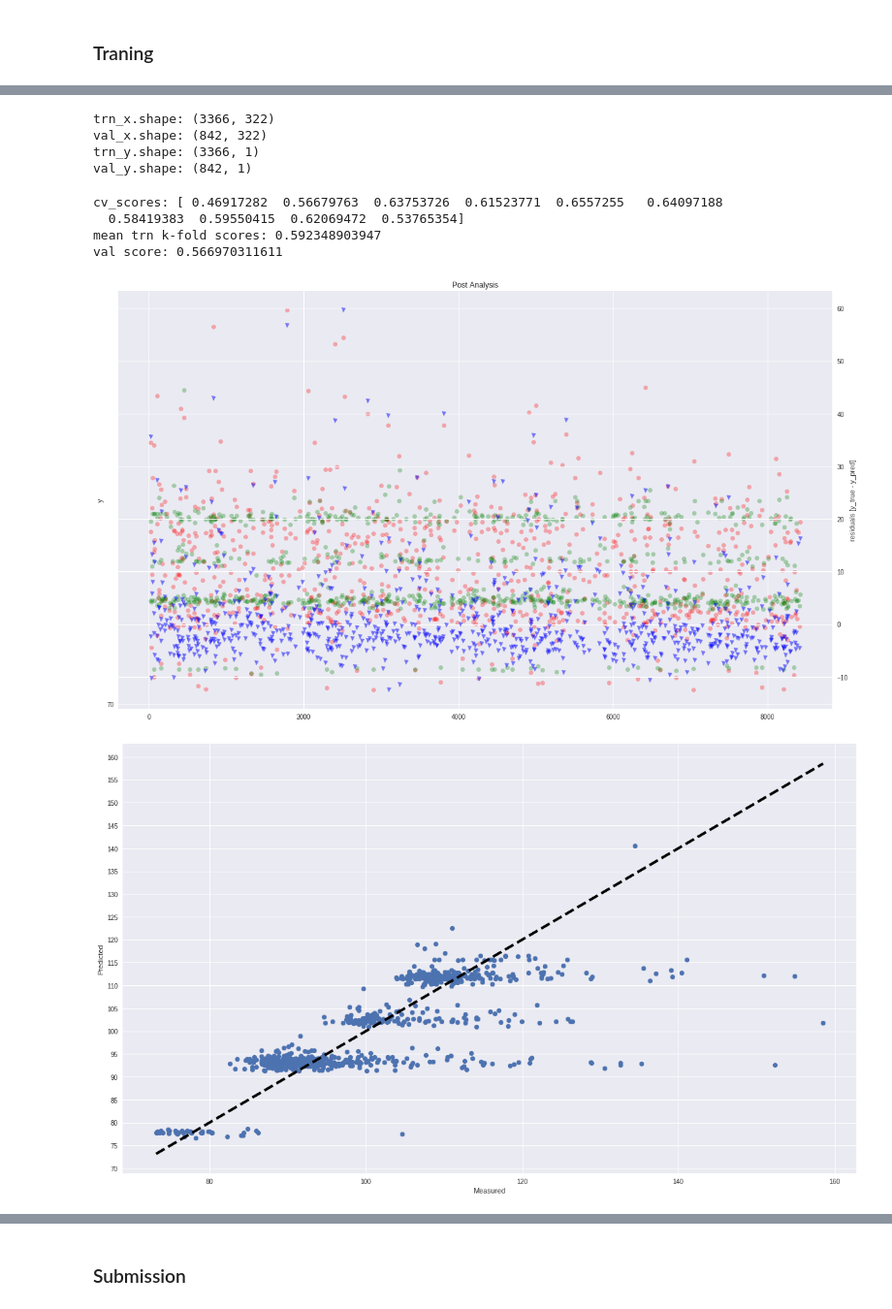
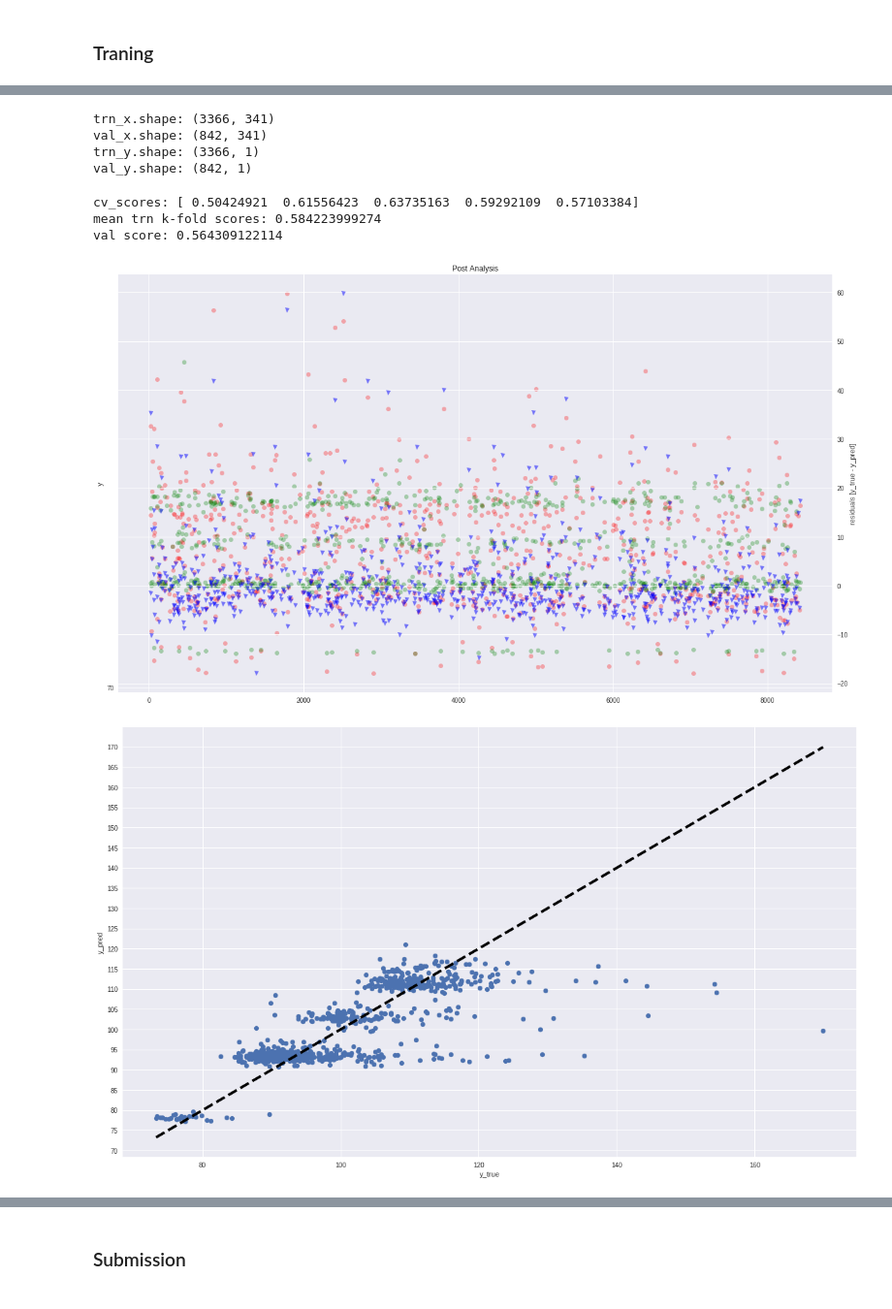
Before and after one commit to jovsa/mercedes-benz-greener-manufacturing, a Jupyter notebook: mercedes-benz-greener-manufacturing/notebooks/initial benchmark.ipynb, the cells around one changed output, grey strips where cells are left out. Shown: that part at 97% size. Cells and saved outputs as stored; diff of their text form; code cells hidden in the pictures.

```diff
--- a/mercedes-benz-greener-manufacturing/notebooks/initial benchmark.ipynb
+++ b/mercedes-benz-greener-manufacturing/notebooks/initial benchmark.ipynb
@@ -46,25 +46,25 @@ test = test.set_index('ID')
 ## Pre processing
 # %%
 # X0 groups
-train['eng1_X0_group'] = train[['X0']].apply(lambda x: 'G0' if x['X0'] in ['bc', 'az']
-                                       else 'G1' if x['X0']  in ['ac', 'am', 'l', 'b', 'aq', 'u', 'ad', 'e',
+train['eng1_X0_group'] = train[['X0']].apply(lambda x: 0 if x['X0'] in ['bc', 'az']
+                                       else 0 if x['X0']  in ['ac', 'am', 'l', 'b', 'aq', 'u', 'ad', 'e',
                                                                  'al', 's', 'n', 'y', 't', 'ai', 'k', 'f', 'z',
                                                                  'o', 'ba', 'm', 'q']
-                                       else 'G2' if x['X0'] in ['d', 'ay', 'h', 'aj']
-                                       else 'G3' if x['X0'] in ['v', 'ao', 'aw', 'c', 'ax', 'x', 'j', 'w', 'i',
+                                       else 2 if x['X0'] in ['d', 'ay', 'h', 'aj']
+                                       else 3 if x['X0'] in ['v', 'ao', 'aw', 'c', 'ax', 'x', 'j', 'w', 'i',
                                                                 'ak', 'g', 'at', 'ab', 'af', 'r', 'as', 'a', 'ap',
                                                                 'au', 'aa']
-                                       else 'ERROR', axis=1)
+                                       else 4, axis=1)
 
-test['eng1_X0_group'] = test[['X0']].apply(lambda x: 'G0' if x['X0'] in ['bc', 'az']
-                                       else 'G1' if x['X0']  in ['ac', 'am', 'l', 'b', 'aq', 'u', 'ad', 'e',
+test['eng1_X0_group'] = test[['X0']].apply(lambda x: 0 if x['X0'] in ['bc', 'az']
+                                       else 1 if x['X0']  in ['ac', 'am', 'l', 'b', 'aq', 'u', 'ad', 'e',
                                                                  'al', 's', 'n', 'y', 't', 'ai', 'k', 'f', 'z',
                                                                  'o', 'ba', 'm', 'q']
-                                       else 'G2' if x['X0'] in ['d', 'ay', 'h', 'aj']
-                                       else 'G3' if x['X0'] in ['v', 'ao', 'aw', 'c', 'ax', 'x', 'j', 'w', 'i',
+                                       else 2 if x['X0'] in ['d', 'ay', 'h', 'aj']
+                                       else 3 if x['X0'] in ['v', 'ao', 'aw', 'c', 'ax', 'x', 'j', 'w', 'i',
                                                                 'ak', 'g', 'at', 'ab', 'af', 'r', 'as', 'a', 'ap',
                                                                 'au', 'aa']
-                                       else 'ERROR', axis=1)
+                                       else 4, axis=1)
 
 
 
@@ -86,17 +86,17 @@ test['eng1_X0_group'] = test[['X0']].apply(lambda x: 'G0' if x['X0'] in ['bc', '
 #                                          else 'ERROR', axis=1)
 # %%
 #X0_group version 2
-train['eng1_X0_group_2'] = train[['X127', 'X118', 'X238']].apply(lambda x: 'G0' if(x['X127']==0 and x['X118']==0 and x['X238']==0)
-                                                             else 'G1' if(x['X127']==1)
-                                                             else 'G2' if(x['X127']==0 and x['X118']==0 and x['X238']==1)
-                                                             else 'G3' if(x['X127']==0 and x['X118']==1)
-                                                             else 'ERROR', axis=1)
+train['eng1_X0_group_2'] = train[['X127', 'X118', 'X238']].apply(lambda x: 0 if(x['X127']==0 and x['X118']==0 and x['X238']==0)
+                                                             else 1 if(x['X127']==1)
+                                                             else 2 if(x['X127']==0 and x['X118']==0 and x['X238']==1)
+                                                             else 3 if(x['X127']==0 and x['X118']==1)
+                                                             else 4, axis=1)
 
-test['eng1_X0_group_2'] = test[['X127', 'X118', 'X238']].apply(lambda x: 'G0' if(x['X127']==0 and x['X118']==0 and x['X238']==0)
-                                                             else 'G1' if(x['X127']==1)
-                                                             else 'G2' if(x['X127']==0 and x['X118']==0 and x['X238']==1)
-                                                             else 'G3' if(x['X127']==0 and x['X118']==1)
-                                                             else 'ERROR', axis=1)
+test['eng1_X0_group_2'] = test[['X127', 'X118', 'X238']].apply(lambda x: 0 if(x['X127']==0 and x['X118']==0 and x['X238']==0)
+                                                             else 1 if(x['X127']==1)
+                                                             else 2 if(x['X127']==0 and x['X118']==0 and x['X238']==1)
+                                                             else 3 if(x['X127']==0 and x['X118']==1)
+                                                             else 4, axis=1)
 # %%
 train['eng1_bin_sum'] = train.iloc[:,9:377].apply(lambda x: np.sum(x), axis=1 )
 test['eng1_bin_sum'] = test.iloc[:,8:376].apply(lambda x: np.sum(x), axis=1 )
@@ -153,12 +238,12 @@ encoding column: eng1_X0_group_2 (original dtype: object )
 # %%
-trn_x, val_x, trn_y, val_y = model_selection.train_test_split(train_x, train_y, test_size=0.20, random_state=42)
+trn_x, val_x, trn_y, val_y = model_selection.train_test_split(train_x, train_y, test_size=0.20, random_state=seed_val)
 print('trn_x.shape:', trn_x.shape)
 print('val_x.shape:', val_x.shape)
 print('trn_y.shape:', trn_y.shape)
 print('val_y.shape:', val_y.shape)
 # %% [output]
-trn_x.shape: (3366, 322)
-val_x.shape: (842, 322)
+trn_x.shape: (3366, 341)
+val_x.shape: (842, 341)
 trn_y.shape: (3366, 1)
 val_y.shape: (842, 1)
 # %%
@@ -176,24 +261,23 @@ estimator = [{
         'nthread': 12,
         'seed': seed_val,
         'subsample': 0.7,
-        'colsample_bytree': 0.7,
+         'colsample_bytree': 0.7,
         'min_child_weight': 1,
-#        'reg_alpha': 2,
-#        'reg_lambda': 1,
+#         'reg_alpha': 10,
+#         'reg_lambda': 1,
         'gamma':10,
         'silent': True
     }]
 
-scores = cross_val_score(XGBRegressor(**estimator[0]), trn_x, trn_y, cv=10, scoring='r2')
+scores = cross_val_score(XGBRegressor(**estimator[0]), trn_x, trn_y, cv=5, scoring='r2')
 print('cv_scores:', scores)
 print('mean trn k-fold scores:', np.mean(scores))
 model = XGBRegressor(**estimator[0]).fit(trn_x, trn_y, verbose=False, eval_metric=xgb_r2)
 print('val score:', r2_score(val_y, model.predict(val_x)))
 # %% [output]
-cv_scores: [ 0.46917282  0.56679763  0.63753726  0.61523771  0.6557255   0.64097188
-  0.58419383  0.59550415  0.62069472  0.53765354]
-mean trn k-fold scores: 0.592348903947
-val score: 0.566970311611
+cv_scores: [ 0.50424921  0.61556423  0.63735163  0.59292109  0.57103384]
+mean trn k-fold scores: 0.584223999274
+val score: 0.564309122114
 # %%
 post_analysis = val_x.copy()
 post_analysis['y_pred'] = model.predict(val_x)
@@ -215,18 +299,18 @@ ax1.yaxis.set_major_locator(majorLocator)
 ax2.yaxis.set_major_locator(majorLocator)
 plt.show()
 # %% [output]
-[figure, old version]
+[figure, new version]
 # %%
 majorLocator = MultipleLocator(5)
 fig, ax = plt.subplots(figsize=(20,12))
 ax.scatter( post_analysis['y_true'],  post_analysis['y_pred'])
 ax.plot([ post_analysis['y_true'].min(),  post_analysis['y_true'].max()],
         [ post_analysis['y_true'].min(),  post_analysis['y_true'].max()], 'k--', lw=4)
 ax.yaxis.set_major_locator(majorLocator)
-ax.set_xlabel('Measured')
-ax.set_ylabel('Predicted')
+ax.set_xlabel('y_true')
+ax.set_ylabel('y_pred')
 plt.show()
 # %% [output]
-[figure, old version]
+[figure, new version]
 # %%
 fig, ax = plt.subplots(figsize=(12,100))
```
Also changed, not shown: parts of 14 cells of this notebook.
